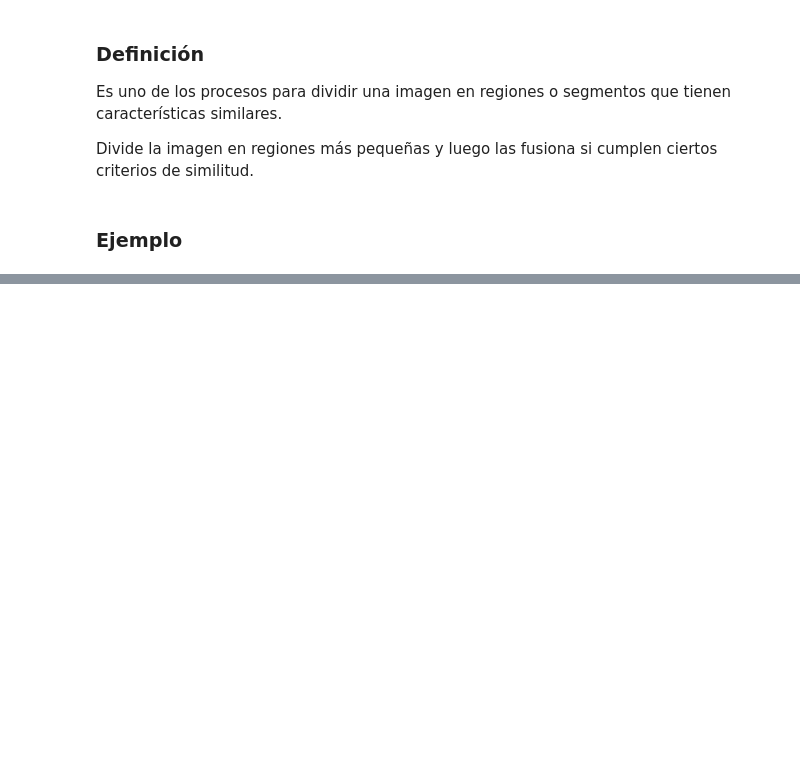
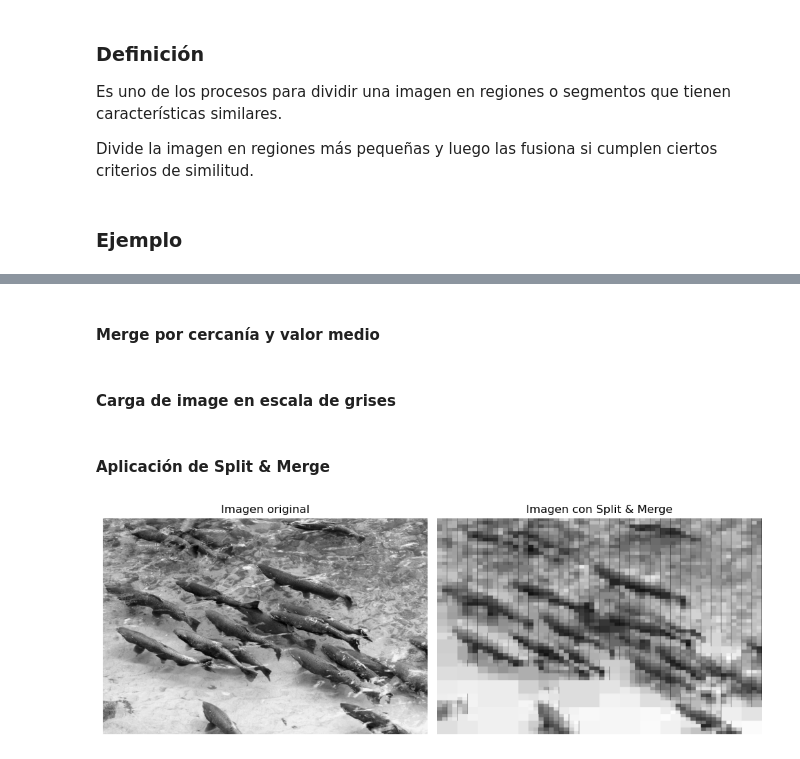
Before and after one commit to Lariicsa/pc_t3, a Jupyter notebook: actividad3.ipynb, the cells around one changed output, grey strips where cells are left out. Saved outputs shown, nothing was run; the diff lists cells and outputs as text; code cells hidden in the pictures; blank space fills up the shorter version.

```diff
--- a/actividad3.ipynb
+++ b/actividad3.ipynb
@@ -95,0 +72,2 @@ plt.show()
+# %% [markdown]
+#### Merge por cercanía y valor medio
@@ -95,0 +82,2 @@ plt.show()
+# %% [markdown]
+#### Carga de image en escala de grises
@@ -95,0 +87,18 @@ plt.show()
+# %% [markdown]
+#### Aplicación de Split & Merge
+# %%
+plt.figure(figsize=(10, 5))
+plt.subplot(1, 2, 1)
+plt.title("Imagen original")
+plt.imshow(image, cmap='gray')
+plt.axis('off')
+
+plt.subplot(1, 2, 2)
+plt.title("Imagen con Split & Merge")
+plt.imshow(segmented, cmap='gray')
+plt.axis('off')
+
+plt.tight_layout()
+plt.show()
+# %% [output]
+[figure, added]
```
Also changed, not shown: parts of 8 cells of this notebook.
